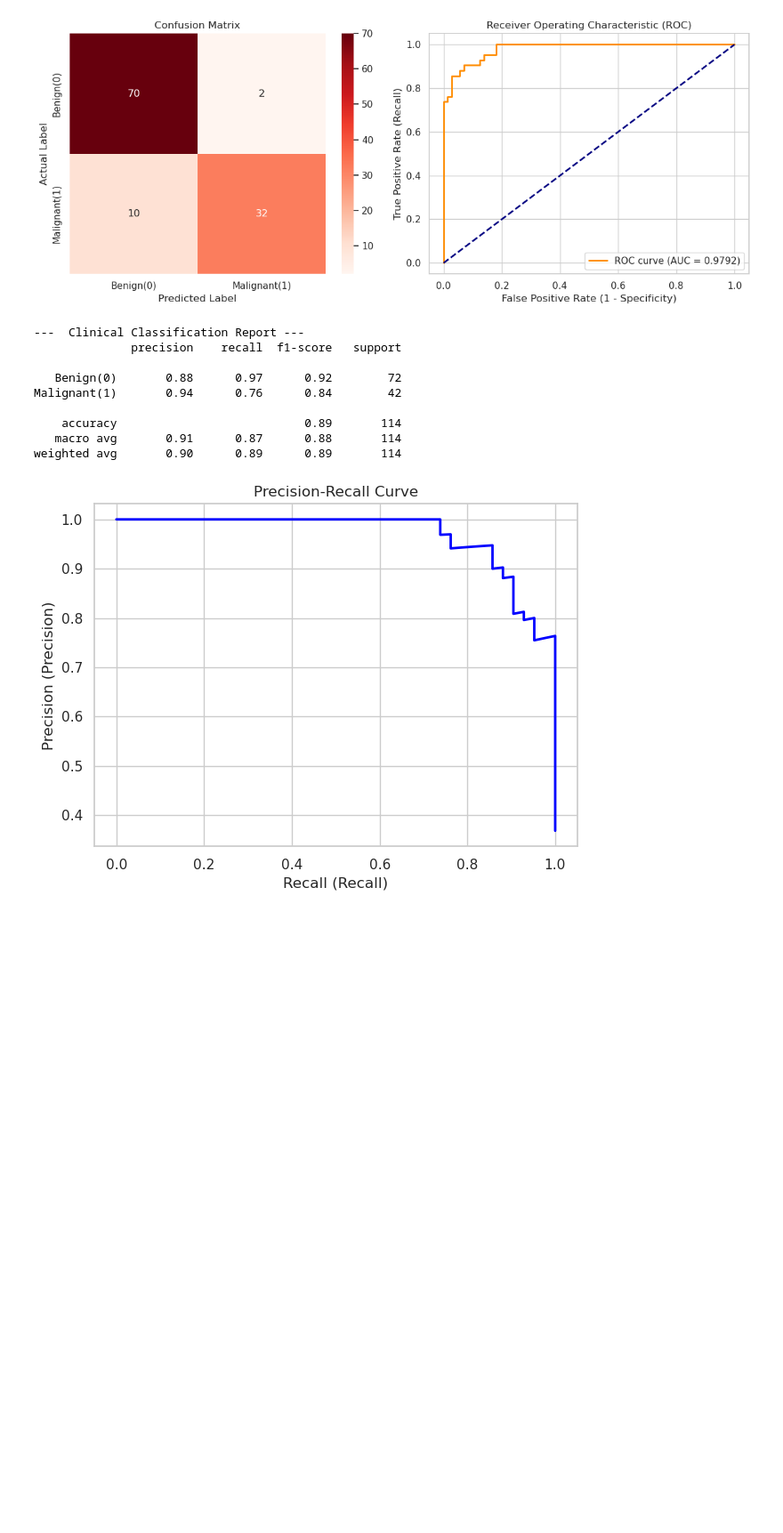
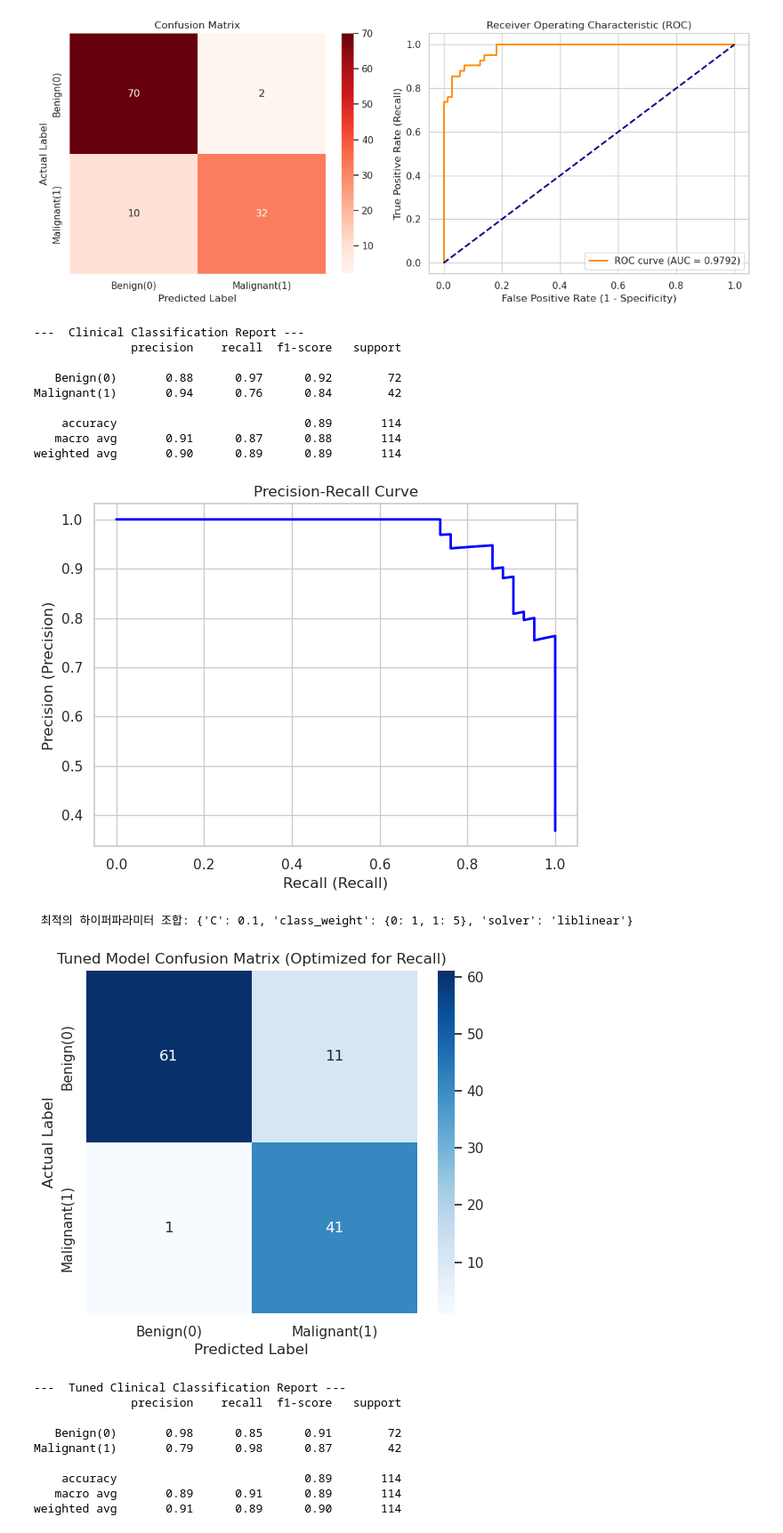
Before and after one commit to TheProvidenceJun/breast-cancer-eda, a Jupyter notebook: notebooks/1_data_load_and_check.ipynb, the cells around one changed output. Shown at 89% size. Saved outputs shown, nothing was run; the diff lists cells and outputs as text; code cells hidden in the pictures; blank space fills up the shorter version.

Commit message:
feat: optimize logistic regression via GridSearchCV focusing on recall and class weights

```diff
--- a/notebooks/1_data_load_and_check.ipynb
+++ b/notebooks/1_data_load_and_check.ipynb
@@ -297,3 +297,76 @@ plt.grid(True)
 plt.show()
 # %% [output]
 [figure]
+# %%
+import pandas as pd
+import numpy as np
+import matplotlib.pyplot as plt
+import seaborn as sns
+from sklearn.datasets import load_breast_cancer
+from sklearn.model_selection import train_test_split, GridSearchCV
+from sklearn.preprocessing import StandardScaler
+from sklearn.linear_model import LogisticRegression
+from sklearn.metrics import confusion_matrix, classification_report
+
+# 이전 단계의 데이터 및 변수 세팅 (재현)
+cancer_data = load_breast_cancer()
+df = pd.DataFrame(data=cancer_data.data, columns=cancer_data.feature_names)
+y = np.where(cancer_data.target == 0, 1, 0)
+X = df[['mean area', 'mean concavity', 'mean symmetry']]
+
+X_train, X_test, y_train, y_test = train_test_split(X, y, test_size=0.2, random_state=42, stratify=y)
+scaler = StandardScaler()
+X_train_scaled = scaler.fit_transform(X_train)
+X_test_scaled = scaler.transform(X_test)
+
+#  하이퍼파라미터 및 방어 논리(Class Weight) 탐색망 구축
+# - C: 규제 강도의 역수 (작을수록 강력한 규제)
+# - penalty: 가중치 압축 방식
+# - class_weight: 악성(1) 데이터에 부여할 수학적 가중치
+param_grid = {
+    'C': [0.01, 0.1, 1, 10, 100],
+    'solver': ['liblinear'],
+    'class_weight': ['balanced', {0: 1, 1: 3}, {0: 1, 1: 5}]
+}
+
+# . GridSearchCV 실행 (Data Leakage 차단 및 Recall 최적화)
+grid_search = GridSearchCV(
+    LogisticRegression(random_state=42),
+    param_grid,
+    cv=5,               # 학습 데이터를 다시 5개로 쪼개어 교차 검증
+    scoring='recall',   # 임상적 목표인 '재현율 극대화'로 탐색 지표 고정
+    n_jobs=-1
+)
+grid_search.fit(X_train_scaled, y_train)
+
+best_model = grid_search.best_estimator_
+print(f" 최적의 하이퍼파라미터 조합: {grid_search.best_params_}")
+
+# 4. 고립된 Test Set에 단 한 번의 최종 평가 수행
+y_pred_tuned = best_model.predict(X_test_scaled)
+cm_tuned = confusion_matrix(y_test, y_pred_tuned)
+
+plt.figure(figsize=(6, 5))
+sns.heatmap(cm_tuned, annot=True, fmt='d', cmap='Blues',
+            xticklabels=['Benign(0)', 'Malignant(1)'],
+            yticklabels=['Benign(0)', 'Malignant(1)'])
+plt.ylabel('Actual Label')
+plt.xlabel('Predicted Label')
+plt.title('Tuned Model Confusion Matrix (Optimized for Recall)')
+plt.savefig('../images/tuned_confusion_matrix.png', dpi=300, bbox_inches='tight')
+plt.show()
+
+print("\n---  Tuned Clinical Classification Report ---")
+print(classification_report(y_test, y_pred_tuned, target_names=['Benign(0)', 'Malignant(1)']))
+# %% [output]
+ 최적의 하이퍼파라미터 조합: {'C': 0.1, 'class_weight': {0: 1, 1: 5}, 'solver': 'liblinear'}
+[figure, added]
+---  Tuned Clinical Classification Report ---
+              precision    recall  f1-score   support
+
+   Benign(0)       0.98      0.85      0.91        72
+Malignant(1)       0.79      0.98      0.87        42
+
+    accuracy                           0.89       114
+   macro avg       0.89      0.91      0.89       114
+weighted avg       0.91      0.89      0.90       114
```
Also changed, not shown: 2 other files.
